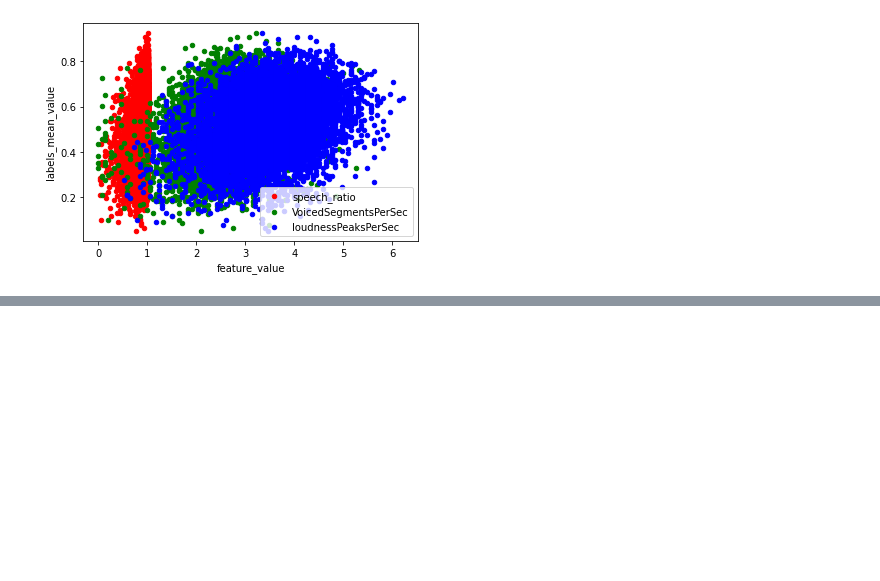
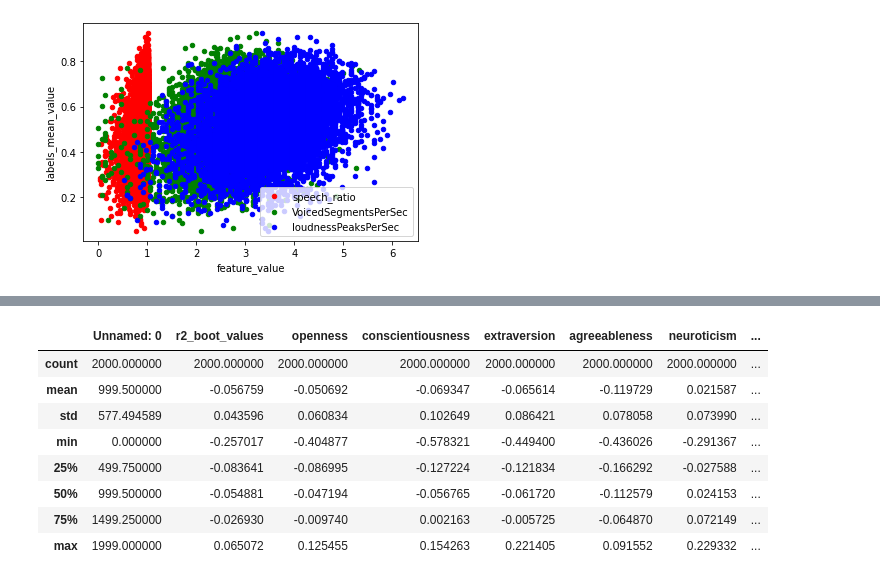
Before and after one commit to germanbarchi/OCEAN-TRUST, a Jupyter notebook: test_modules.ipynb, the cells around one changed output, grey strips where cells are left out. Saved outputs shown, nothing was run; the diff lists cells and outputs as text; code cells hidden in the pictures; blank space fills up the shorter version.

```diff
--- a/test_modules.ipynb
+++ b/test_modules.ipynb
@@ -398,0 +452,12 @@ a
+# %%
+results[results['audio_type']=='free-egemaps+sr-full'].describe()
+# %% [output]
+|  | Unnamed: 0 | r2_boot_values | openness | conscientiousness | extraversion | agreeableness | neuroticism | ... |
+| count | 2000.000000 | 2000.000000 | 2000.000000 | 2000.000000 | 2000.000000 | 2000.000000 | 2000.000000 | ... |
+| mean | 999.500000 | -0.056759 | -0.050692 | -0.069347 | -0.065614 | -0.119729 | 0.021587 | ... |
+| std | 577.494589 | 0.043596 | 0.060834 | 0.102649 | 0.086421 | 0.078058 | 0.073990 | ... |
+| min | 0.000000 | -0.257017 | -0.404877 | -0.578321 | -0.449400 | -0.436026 | -0.291367 | ... |
+| 25% | 499.750000 | -0.083641 | -0.086995 | -0.127224 | -0.121834 | -0.166292 | -0.027588 | ... |
+| 50% | 999.500000 | -0.054881 | -0.047194 | -0.056765 | -0.061720 | -0.112579 | 0.024153 | ... |
+| 75% | 1499.250000 | -0.026930 | -0.009740 | 0.002163 | -0.005725 | -0.064870 | 0.072149 | ... |
+| max | 1999.000000 | 0.065072 | 0.125455 | 0.154263 | 0.221405 | 0.091552 | 0.229332 | ... |
```
Also changed, not shown: parts of 22 cells of this notebook, 8 other files.
